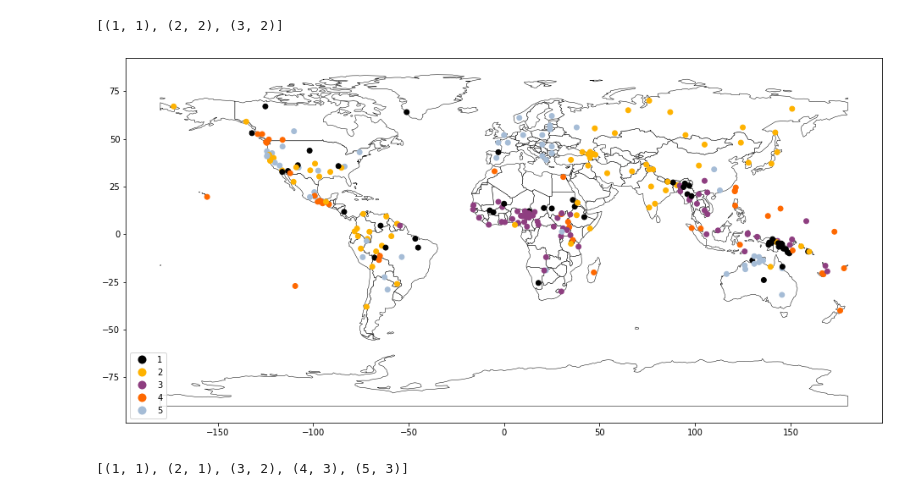
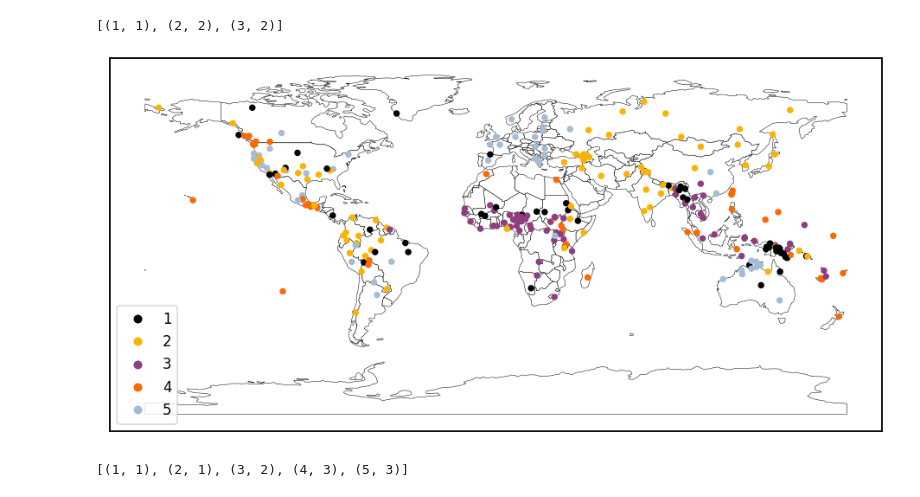
Before and after one commit to def-gthill/sils, a Jupyter notebook: cluster.ipynb, the cells around one changed output. Saved outputs shown, nothing was run; the diff lists cells and outputs as text; code cells hidden in the pictures.

```diff
--- a/cluster.ipynb
+++ b/cluster.ipynb
@@ -10,6 +11,8 @@ import matplotlib.pyplot as plt
 import walsdata
 from walsdata import s280d
 import langmap
+# %%
+sns.set_context(context='talk')
 # %%
 s280d.values_scaled_imputed
 # %% [output]
@@ -92,8 +109,12 @@ sorted({v3: v2 for v3, v2 in zip(c3, c2)}.items())
 c5 = hierarchy.fcluster(linkage, t=13, criterion='distance')
 # %%
 langmap.plot(s280d.langs, labels=c5)
+plt.xticks([])
+plt.yticks([])
+plt.savefig('cluster5.png')
+plt.show()
 # %% [output]
-[figure, old version]
+[figure, new version]
 # %%
 sorted({v5: v3 for v5, v3 in zip(c5, c3)}.items())
 # %% [output]
```
Also changed, not shown: parts of 6 cells of this notebook, 16 other files.
